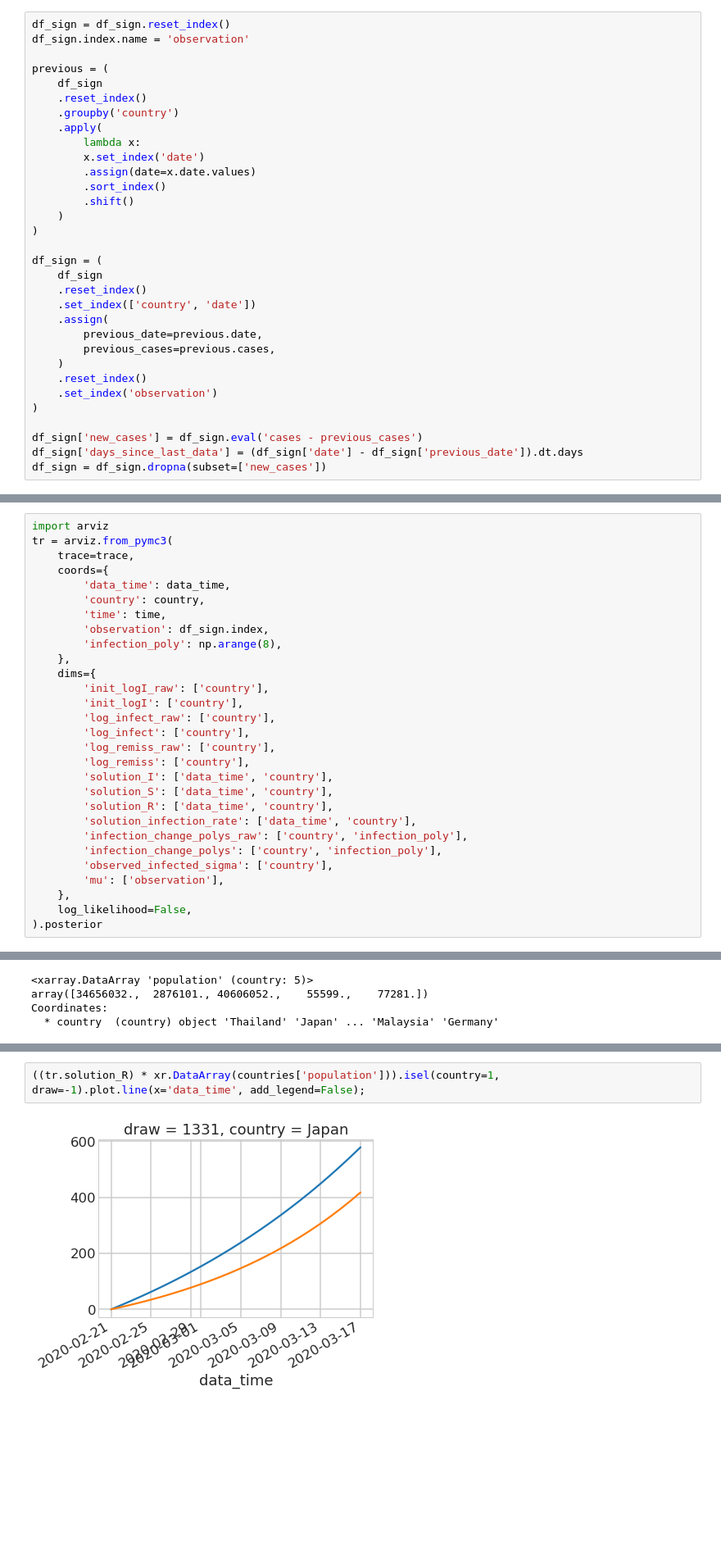
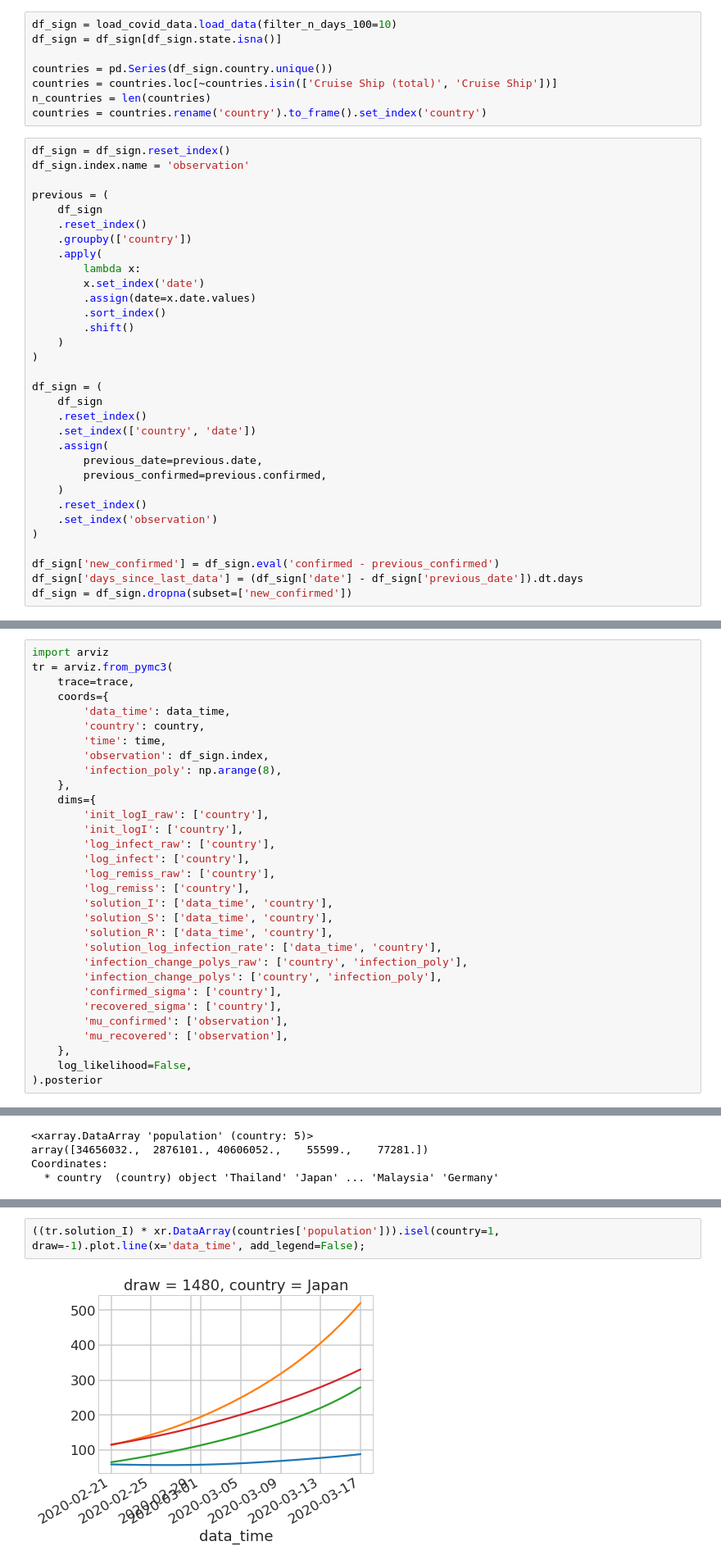
Before and after one commit to aseyboldt/covid19, a Jupyter notebook: covid19_sir.ipynb, the cells around one changed output, grey strips where cells are left out. Shown at 82% size. Cells and saved outputs as stored; diff of their text form; blank space fills up the shorter version.

Commit message:
Add recovered observations to SIR

```diff
--- a/covid19_sir.ipynb
+++ b/covid19_sir.ipynb
@@ -86,3 +30,11 @@ countries = countries.rename('country').to_frame().set_index('country')
+# %%
+df_sign = load_covid_data.load_data(filter_n_days_100=10)
+df_sign = df_sign[df_sign.state.isna()]
+
+countries = pd.Series(df_sign.country.unique())
+countries = countries.loc[~countries.isin(['Cruise Ship (total)', 'Cruise Ship'])]
+n_countries = len(countries)
+countries = countries.rename('country').to_frame().set_index('country')
 # %%
 df_sign = df_sign.reset_index()
 df_sign.index.name = 'observation'
@@ -90,7 +42,7 @@ df_sign.index.name = 'observation'
 previous = (
     df_sign
     .reset_index()
-    .groupby('country')
+    .groupby(['country'])
     .apply(
         lambda x:
         x.set_index('date')
@@ -106,15 +58,15 @@ df_sign = (
     .set_index(['country', 'date'])
     .assign(
         previous_date=previous.date,
-        previous_cases=previous.cases,
+        previous_confirmed=previous.confirmed,
     )
     .reset_index()
     .set_index('observation')
 )
 
-df_sign['new_cases'] = df_sign.eval('cases - previous_cases')
+df_sign['new_confirmed'] = df_sign.eval('confirmed - previous_confirmed')
 df_sign['days_since_last_data'] = (df_sign['date'] - df_sign['previous_date']).dt.days
-df_sign = df_sign.dropna(subset=['new_cases'])
+df_sign = df_sign.dropna(subset=['new_confirmed'])
 # %% [markdown]
 ## Growth Rate Predictions
 # %%
@@ -405,11 +401,13 @@ tr = arviz.from_pymc3(
         'solution_I': ['data_time', 'country'],
         'solution_S': ['data_time', 'country'],
         'solution_R': ['data_time', 'country'],
-        'solution_infection_rate': ['data_time', 'country'],
+        'solution_log_infection_rate': ['data_time', 'country'],
         'infection_change_polys_raw': ['country', 'infection_poly'],
         'infection_change_polys': ['country', 'infection_poly'],
-        'observed_infected_sigma': ['country'],
-        'mu': ['observation'],
+        'confirmed_sigma': ['country'],
+        'recovered_sigma': ['country'],
+        'mu_confirmed': ['observation'],
+        'mu_recovered': ['observation'],
     },
     log_likelihood=False,
 ).posterior
@@ -439,4 +439,4 @@ arviz.plot_trace(tr, var_names=['init_logI'], compact=True);
 # %%
-((tr.solution_R) * xr.DataArray(countries['population'])).isel(country=1, draw=-1).plot.line(x='data_time', add_legend=False);
+((tr.solution_I) * xr.DataArray(countries['population'])).isel(country=1, draw=-1).plot.line(x='data_time', add_legend=False);
 # %% [output]
-[figure, old version]
+[figure, new version]
```
Also changed, not shown: parts of 19 cells of this notebook.
